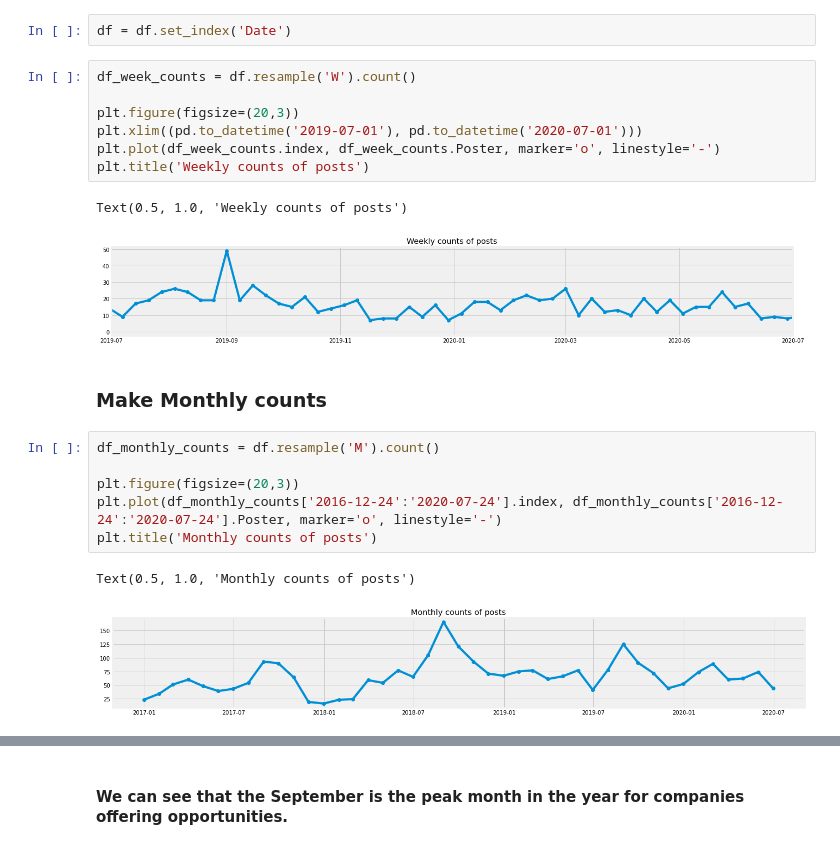
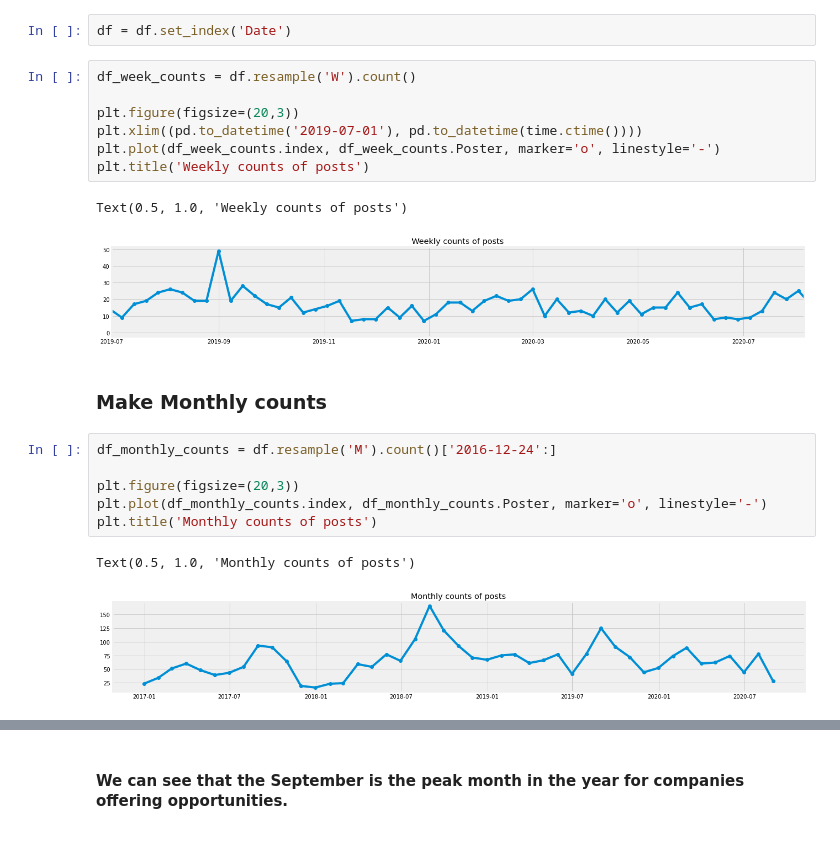
Before and after one commit to zhensongren/1p3a-scraper, a Jupyter notebook: 1p3a_referrals_US_analysis.ipynb, the cells around one changed output, grey strips where cells are left out. Saved outputs shown, nothing was run; the diff lists cells and outputs as text.

```diff
--- a/1p3a_referrals_US_analysis.ipynb
+++ b/1p3a_referrals_US_analysis.ipynb
@@ -98,21 +99,21 @@ df = df.set_index('Date')
 # %%
 df_week_counts = df.resample('W').count()
 
 plt.figure(figsize=(20,3))
-plt.xlim((pd.to_datetime('2019-07-01'), pd.to_datetime('2020-07-01')))
+plt.xlim((pd.to_datetime('2019-07-01'), pd.to_datetime(time.ctime())))
 plt.plot(df_week_counts.index, df_week_counts.Poster, marker='o', linestyle='-')
 plt.title('Weekly counts of posts')
 # %% [output]
 Text(0.5, 1.0, 'Weekly counts of posts')
-[figure, old version]
+[figure, new version]
 # %% [markdown]
 ### Make Monthly counts
 # %%
-df_monthly_counts = df.resample('M').count()
+df_monthly_counts = df.resample('M').count()['2016-12-24':]
 
 plt.figure(figsize=(20,3))
-plt.plot(df_monthly_counts['2016-12-24':'2020-07-24'].index, df_monthly_counts['2016-12-24':'2020-07-24'].Poster, marker='o', linestyle='-')
+plt.plot(df_monthly_counts.index, df_monthly_counts.Poster, marker='o', linestyle='-')
 plt.title('Monthly counts of posts')
 # %% [output]
 Text(0.5, 1.0, 'Monthly counts of posts')
-[figure, old version]
+[figure, new version]
```
Also changed, not shown: parts of 12 cells of this notebook, 4 other files.
